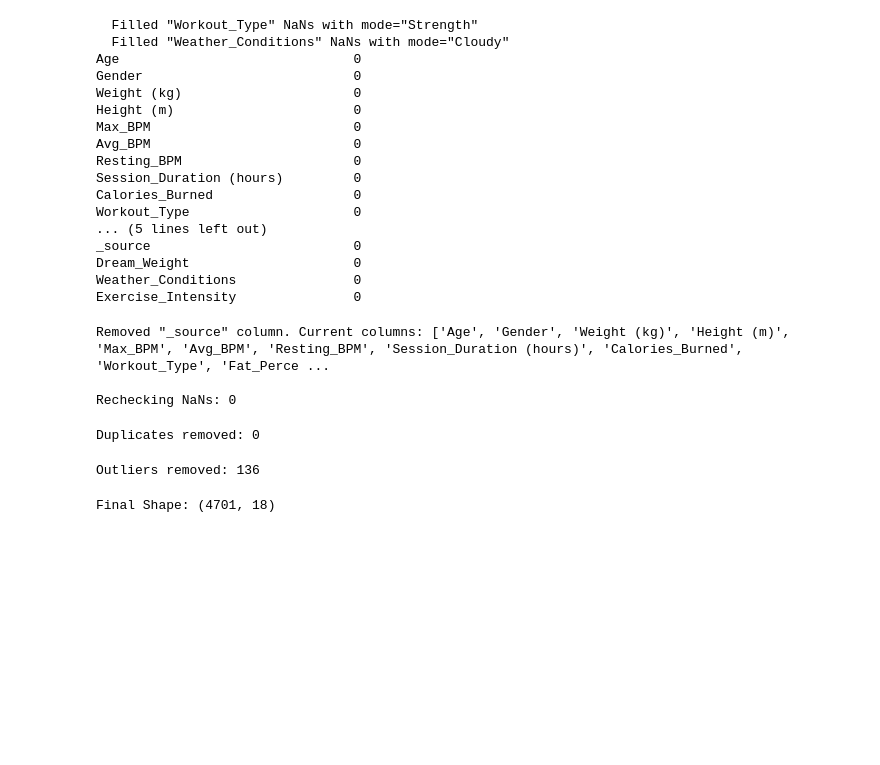
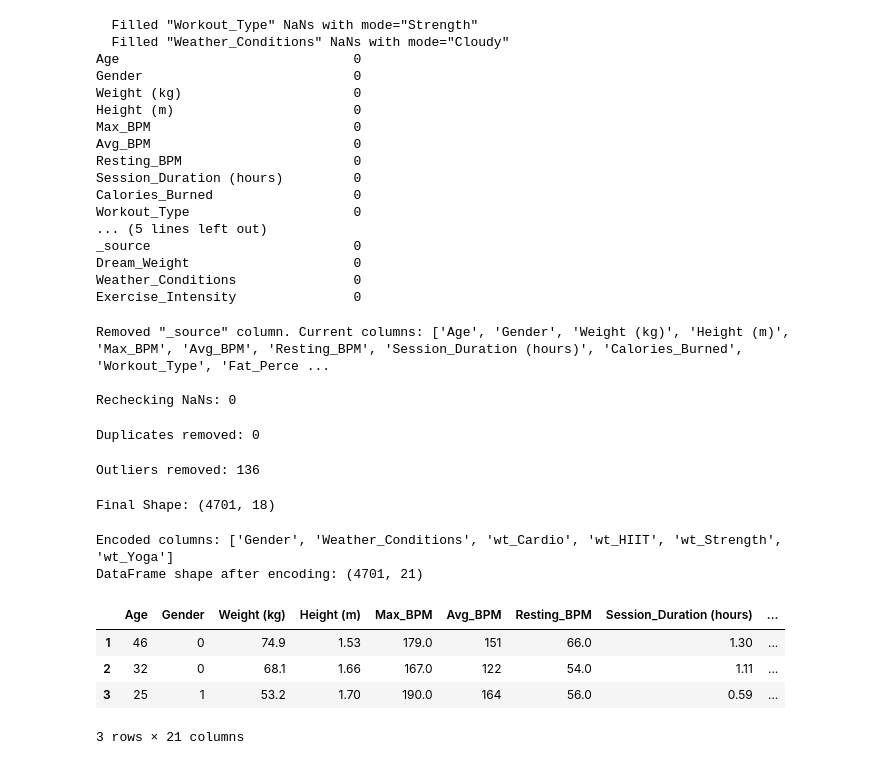
Before and after one commit to heyisula/caloriesense, a Jupyter notebook: train.ipynb, the cells around one changed output. Drawn from its saved outputs; the diff is of its cells as text; code cells hidden in the pictures; blank space fills up the shorter version.

Commit message:
Update train.ipynb
Updating table columns with encoded values

```diff
--- a/train.ipynb
+++ b/train.ipynb
@@ -325,3 +325,26 @@ Outliers removed: 136
 print('Final Shape:', dfUnified.shape)
 # %% [output]
 Final Shape: (4701, 18)
+# %%
+dfUnified['Gender'] = dfUnified['Gender'].map({'Male': 1, 'Female': 0}) #Male: 1, Female: 0
+
+dfUnified = pd.get_dummies(dfUnified, columns=['Workout_Type'], prefix='wt', drop_first=False) #encoding for Workout_Type: wt_Cardio, wt_Strength, wt_Flexibility
+
+weather_map = {'Sunny': 2, 'Cloudy': 1, 'Rainy': 0}
+dfUnified['Weather_Conditions'] = dfUnified['Weather_Conditions'].map(weather_map)
+dfUnified['Weather_Conditions'].fillna(dfUnified['Weather_Conditions'].median(), inplace=True) #Sunny=2, Cloudy=1, Rainy=0
+
+bool_cols = dfUnified.select_dtypes(include='bool').columns
+dfUnified[bool_cols] = dfUnified[bool_cols].astype(int) #convert bool into int (True=1, False=0) for wt_Cardio, wt_Strength, wt_Flexibility
+# %%
+print('Encoded columns:', [c for c in dfUnified.columns if c.startswith('wt_') or c in ['Gender','Weather_Conditions']])
+print(f'DataFrame shape after encoding: {dfUnified.shape}')
+dfUnified.head(3)
+# %% [output]
+Encoded columns: ['Gender', 'Weather_Conditions', 'wt_Cardio', 'wt_HIIT', 'wt_Strength', 'wt_Yoga']
+DataFrame shape after encoding: (4701, 21)
+|  | Age | Gender | Weight (kg) | Height (m) | Max_BPM | Avg_BPM | Resting_BPM | Session_Duration (hours) | ... |
+| 1 | 46 | 0 | 74.9 | 1.53 | 179.0 | 151 | 66.0 | 1.30 | ... |
+| 2 | 32 | 0 | 68.1 | 1.66 | 167.0 | 122 | 54.0 | 1.11 | ... |
+| 3 | 25 | 1 | 53.2 | 1.70 | 190.0 | 164 | 56.0 | 0.59 | ... |
+3 rows × 21 columns
```
